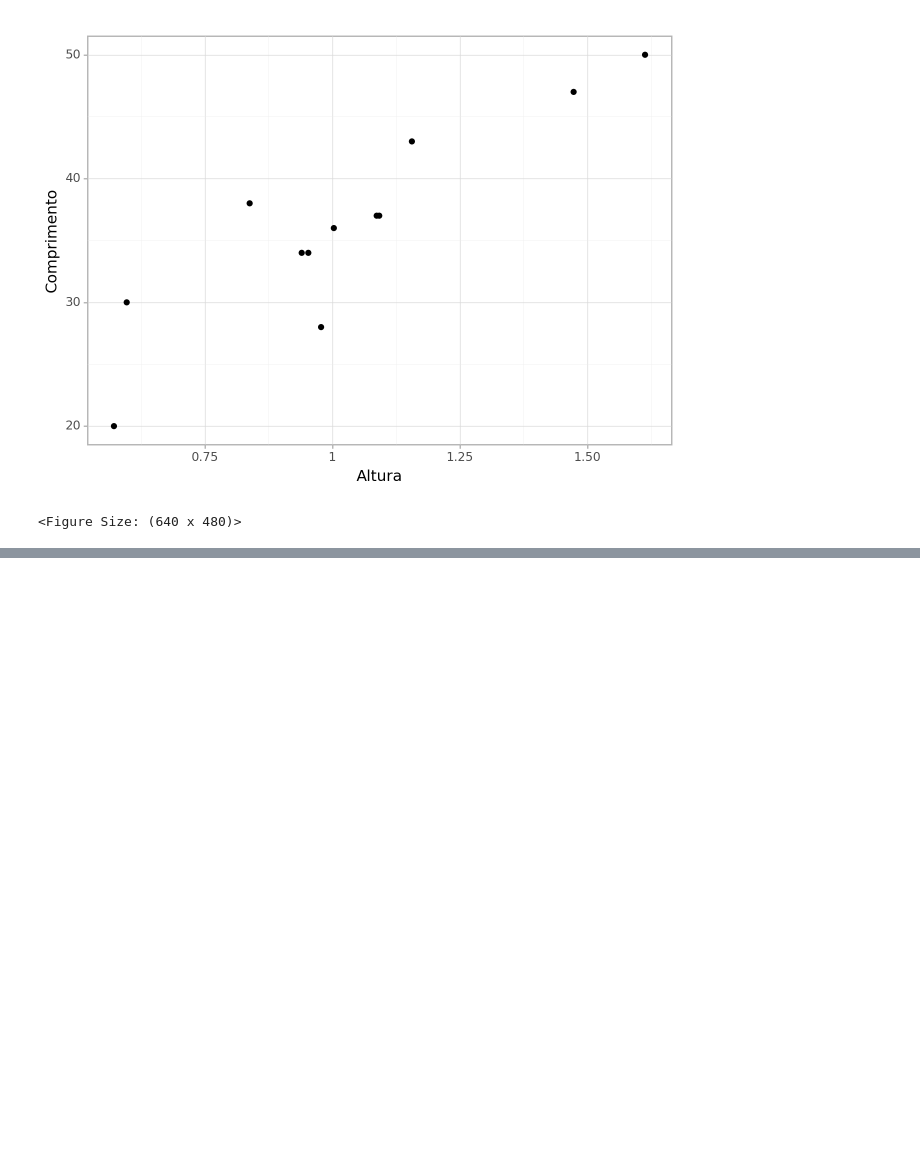
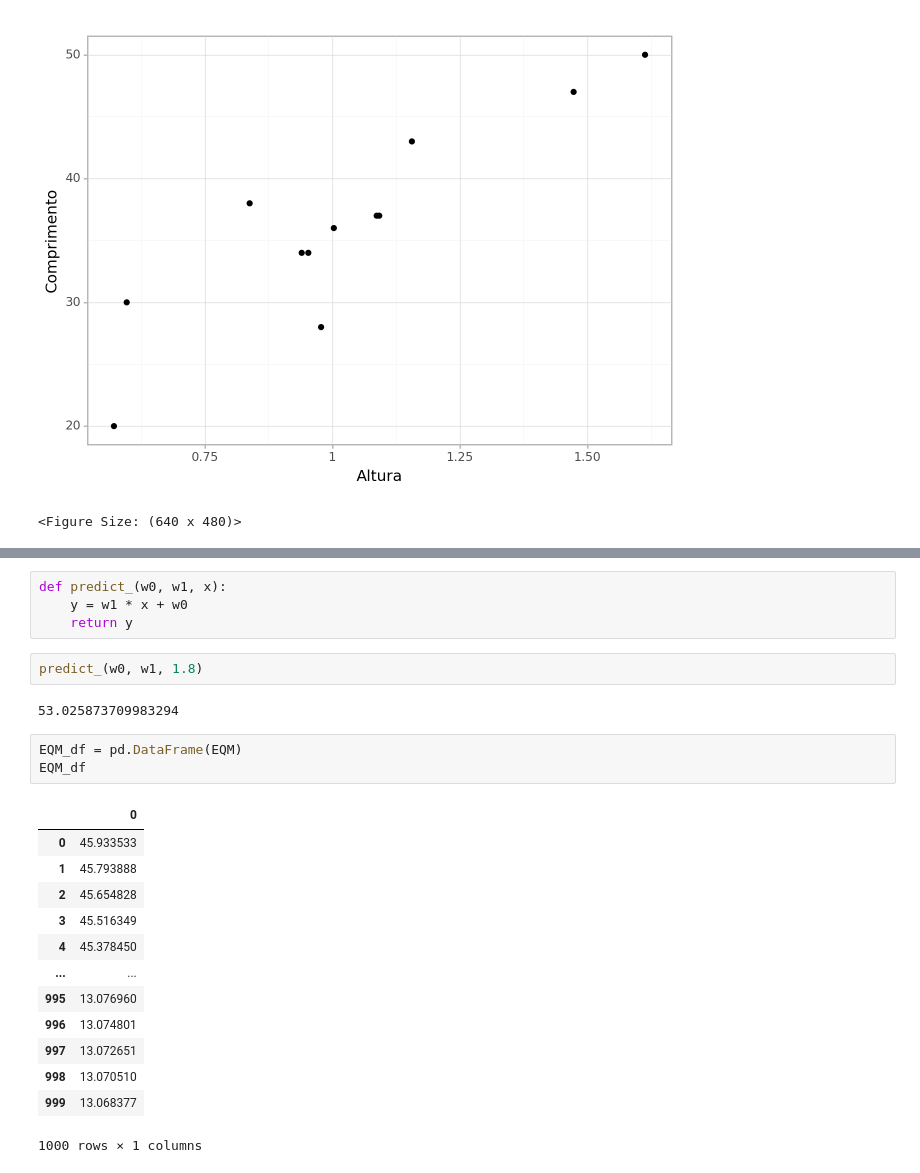
Before and after one commit to GustavoValenca/Introducao-a-Ciencia-de-Dados, a Jupyter notebook: Módulo 3 - Machine Learning/Regressão/Regressao_Linear_Univariada.ipynb, the cells around one changed output, grey strips where cells are left out. Drawn from its saved outputs; the diff is of its cells as text; blank space fills up the shorter version.

```diff
--- a/Módulo 3 - Machine Learning/Regressão/Regressao_Linear_Univariada.ipynb
+++ b/Módulo 3 - Machine Learning/Regressão/Regressao_Linear_Univariada.ipynb
@@ -40,0 +128,25 @@ df_shuffle = df.copy()
+# %%
+def predict_(w0, w1, x):
+    y = w1 * x + w0
+    return y
+# %%
+predict_(w0, w1, 1.8)
+# %% [output]
+53.025873709983294
+# %%
+EQM_df = pd.DataFrame(EQM)
+EQM_df
+# %% [output]
+|  | 0 |
+| 0 | 45.933533 |
+| 1 | 45.793888 |
+| 2 | 45.654828 |
+| 3 | 45.516349 |
+| 4 | 45.378450 |
+| ... | ... |
+| 995 | 13.076960 |
+| 996 | 13.074801 |
+| 997 | 13.072651 |
+| 998 | 13.070510 |
+| 999 | 13.068377 |
+1000 rows × 1 columns
```
Also changed, not shown: parts of 7 cells of this notebook.
